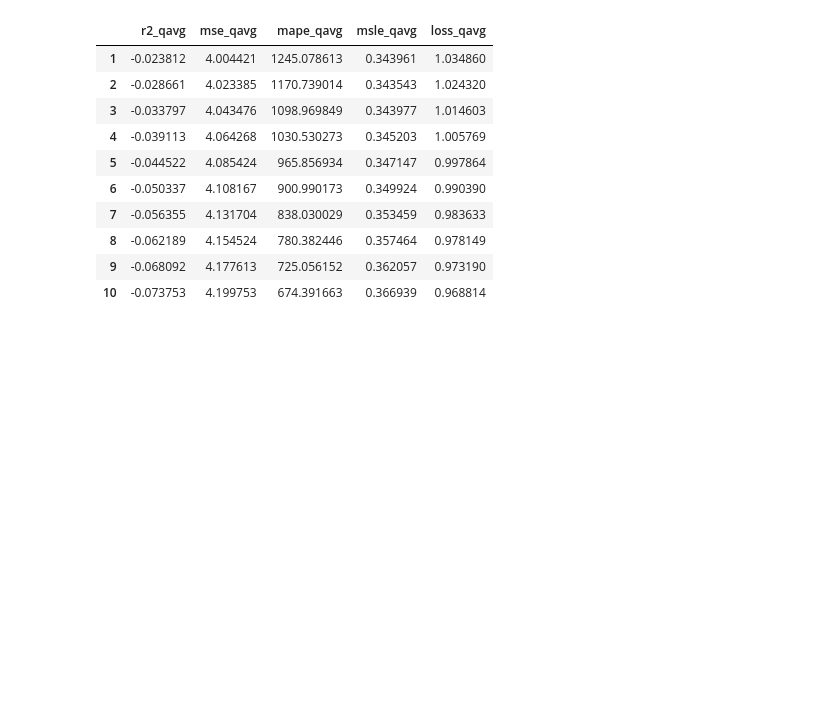
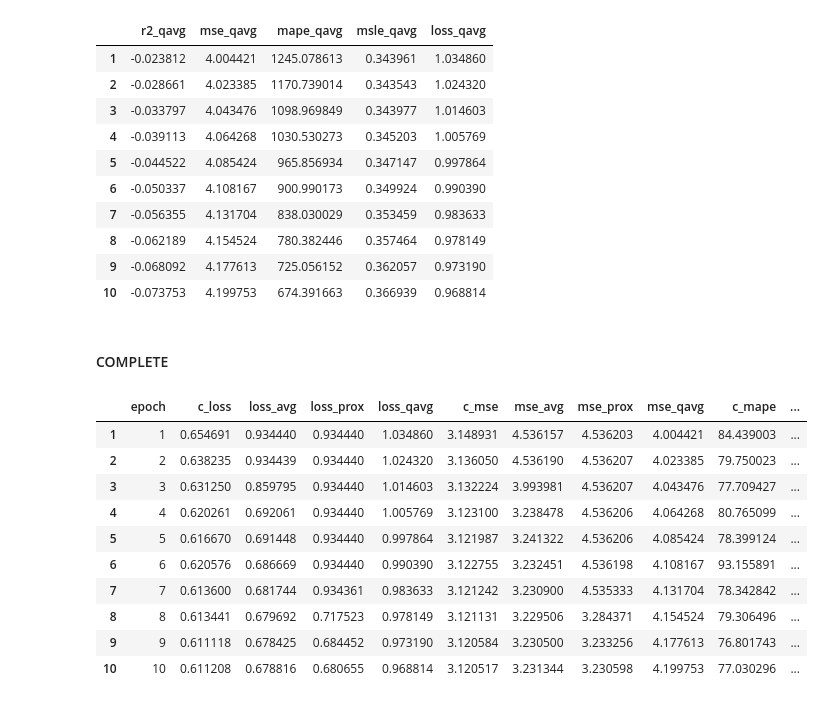
Before and after one commit to AnastasiaBrinati/Progetto-ML-23-24, a Jupyter notebook: task2_federato.ipynb, the cells around one changed output. Cells and saved outputs as stored; diff of their text form; code cells hidden in the pictures; blank space fills up the shorter version.

```diff
--- a/task2_federato.ipynb
+++ b/task2_federato.ipynb
@@ -1058,3 +979,26 @@ h_qaverage
 | 8 | -0.062189 | 4.154524 | 780.382446 | 0.357464 | 0.978149 |
 | 9 | -0.068092 | 4.177613 | 725.056152 | 0.362057 | 0.973190 |
 | 10 | -0.073753 | 4.199753 | 674.391663 | 0.366939 | 0.968814 |
+# %% [markdown]
+#### COMPLETE
+# %%
+complete_h = pd.concat([h_centrale, h_average], axis=1)
+complete_h = pd.concat([complete_h, h_proxima], axis=1)
+complete_h = pd.concat([complete_h, h_qaverage], axis=1)
+
+complete_h = complete_h.iloc[:,[0,1,10,15,20,2,7,12,17,3,8,13,18,4,9,14,19,5,6,11,16]]
+
+pd.set_option('display.max_columns', None)
+complete_h
+# %% [output]
+|  | epoch | c_loss | loss_avg | loss_prox | loss_qavg | c_mse | mse_avg | mse_prox | mse_qavg | c_mape | ... |
+| 1 | 1 | 0.654691 | 0.934440 | 0.934440 | 1.034860 | 3.148931 | 4.536157 | 4.536203 | 4.004421 | 84.439003 | ... |
+| 2 | 2 | 0.638235 | 0.934439 | 0.934440 | 1.024320 | 3.136050 | 4.536190 | 4.536207 | 4.023385 | 79.750023 | ... |
+| 3 | 3 | 0.631250 | 0.859795 | 0.934440 | 1.014603 | 3.132224 | 3.993981 | 4.536207 | 4.043476 | 77.709427 | ... |
+| 4 | 4 | 0.620261 | 0.692061 | 0.934440 | 1.005769 | 3.123100 | 3.238478 | 4.536206 | 4.064268 | 80.765099 | ... |
+| 5 | 5 | 0.616670 | 0.691448 | 0.934440 | 0.997864 | 3.121987 | 3.241322 | 4.536206 | 4.085424 | 78.399124 | ... |
+| 6 | 6 | 0.620576 | 0.686669 | 0.934440 | 0.990390 | 3.122755 | 3.232451 | 4.536198 | 4.108167 | 93.155891 | ... |
+| 7 | 7 | 0.613600 | 0.681744 | 0.934361 | 0.983633 | 3.121242 | 3.230900 | 4.535333 | 4.131704 | 78.342842 | ... |
+| 8 | 8 | 0.613441 | 0.679692 | 0.717523 | 0.978149 | 3.121131 | 3.229506 | 3.284371 | 4.154524 | 79.306496 | ... |
+| 9 | 9 | 0.611118 | 0.678425 | 0.684452 | 0.973190 | 3.120584 | 3.230500 | 3.233256 | 4.177613 | 76.801743 | ... |
+| 10 | 10 | 0.611208 | 0.678816 | 0.680655 | 0.968814 | 3.120517 | 3.231344 | 3.230598 | 4.199753 | 77.030296 | ... |
```
Also changed, not shown: parts of 7 cells of this notebook.
